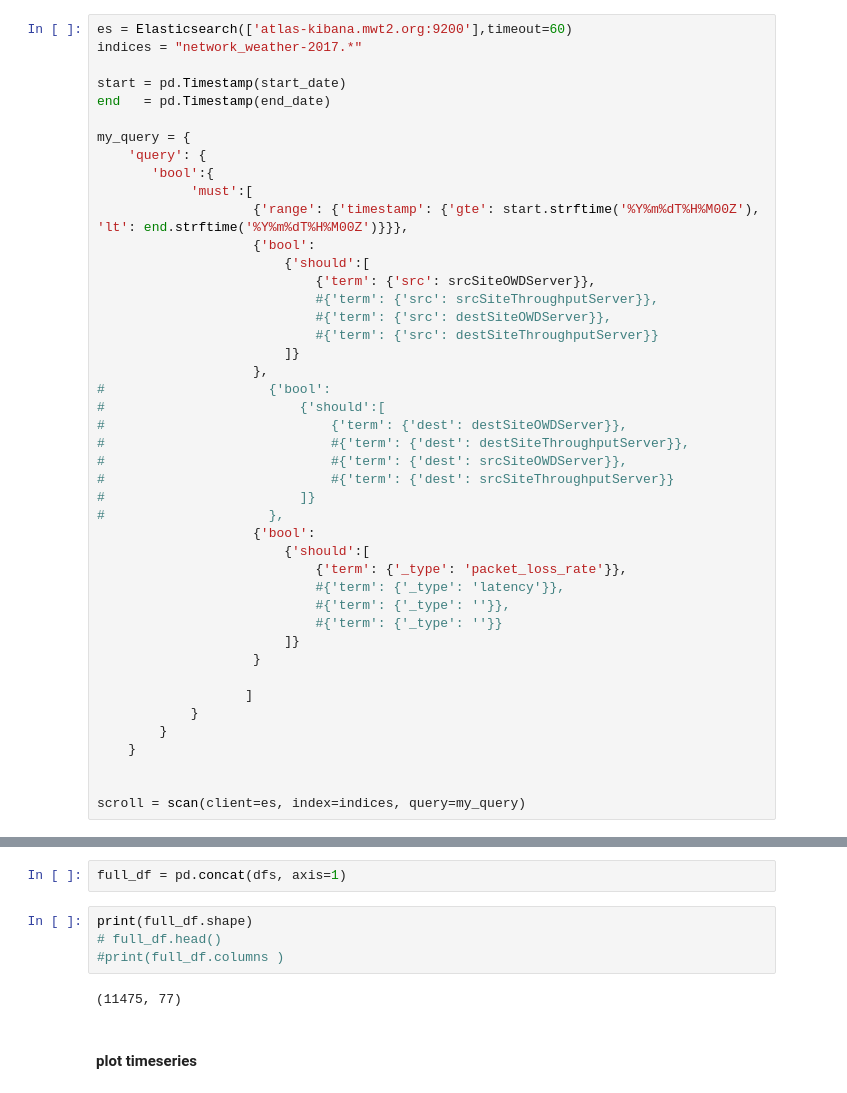
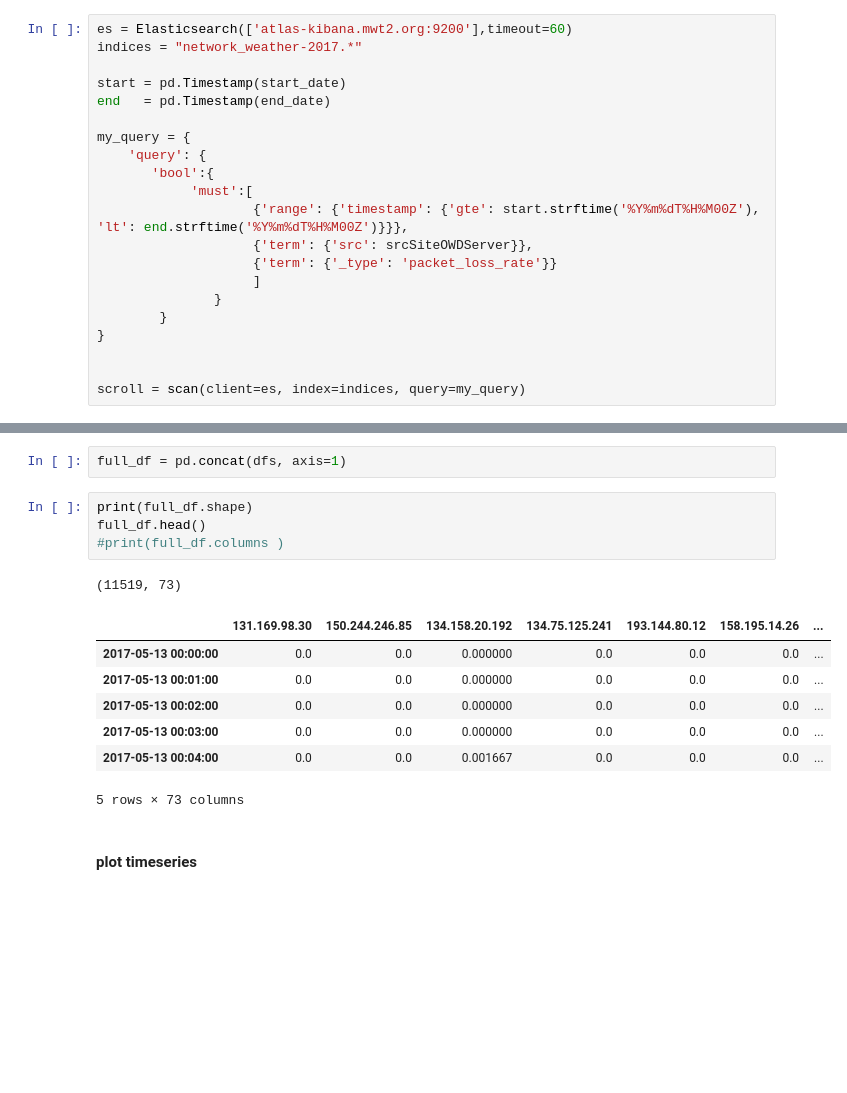
Before and after one commit to ivukotic/ML_platform_tests, a Jupyter notebook: tutorial/ilija/AnomalyDetection/ANN/Testing NN AD on data.ipynb, the cells around one changed output, grey strips where cells are left out. Saved outputs shown, nothing was run; the diff lists cells and outputs as text; blank space fills up the shorter version.

```diff
--- a/tutorial/ilija/AnomalyDetection/ANN/Testing NN AD on data.ipynb
+++ b/tutorial/ilija/AnomalyDetection/ANN/Testing NN AD on data.ipynb
@@ -93,35 +62,12 @@ my_query = {
        'bool':{
             'must':[
                     {'range': {'timestamp': {'gte': start.strftime('%Y%m%dT%H%M00Z'), 'lt': end.strftime('%Y%m%dT%H%M00Z')}}},
-                    {'bool':
-                        {'should':[
-                            {'term': {'src': srcSiteOWDServer}},
-                            #{'term': {'src': srcSiteThroughputServer}},
-                            #{'term': {'src': destSiteOWDServer}},
-                            #{'term': {'src': destSiteThroughputServer}}
-                        ]}
-                    },
-#                     {'bool':
-#                         {'should':[
-#                             {'term': {'dest': destSiteOWDServer}},
-#                             #{'term': {'dest': destSiteThroughputServer}},
-#                             #{'term': {'dest': srcSiteOWDServer}},
-#                             #{'term': {'dest': srcSiteThroughputServer}}
-#                         ]}
-#                     },
-                    {'bool':
-                        {'should':[
-                            {'term': {'_type': 'packet_loss_rate'}},
-                            #{'term': {'_type': 'latency'}},
-                            #{'term': {'_type': ''}},
-                            #{'term': {'_type': ''}}
-                        ]}
-                    }
-
-                   ]
-            }
+                    {'term': {'src': srcSiteOWDServer}},
+                    {'term': {'_type': 'packet_loss_rate'}}
+                    ]
+               }
         }
-    }
+}
 
 
 scroll = scan(client=es, index=indices, query=my_query)
@@ -164,10 +112,17 @@ for dest,data in allData.items():
 full_df = pd.concat(dfs, axis=1)
 # %%
 print(full_df.shape)
-# full_df.head()
+full_df.head()
 #print(full_df.columns )
 # %% [output]
-(11475, 77)
+(11519, 73)
+|  | 131.169.98.30 | 150.244.246.85 | 134.158.20.192 | 134.75.125.241 | 193.144.80.12 | 158.195.14.26 | ... |
+| 2017-05-13 00:00:00 | 0.0 | 0.0 | 0.000000 | 0.0 | 0.0 | 0.0 | ... |
+| 2017-05-13 00:01:00 | 0.0 | 0.0 | 0.000000 | 0.0 | 0.0 | 0.0 | ... |
+| 2017-05-13 00:02:00 | 0.0 | 0.0 | 0.000000 | 0.0 | 0.0 | 0.0 | ... |
+| 2017-05-13 00:03:00 | 0.0 | 0.0 | 0.000000 | 0.0 | 0.0 | 0.0 | ... |
+| 2017-05-13 00:04:00 | 0.0 | 0.0 | 0.001667 | 0.0 | 0.0 | 0.0 | ... |
+5 rows × 73 columns
 # %% [markdown]
 #### plot timeseries
 # %%
```
Also changed, not shown: parts of 12 cells of this notebook.
